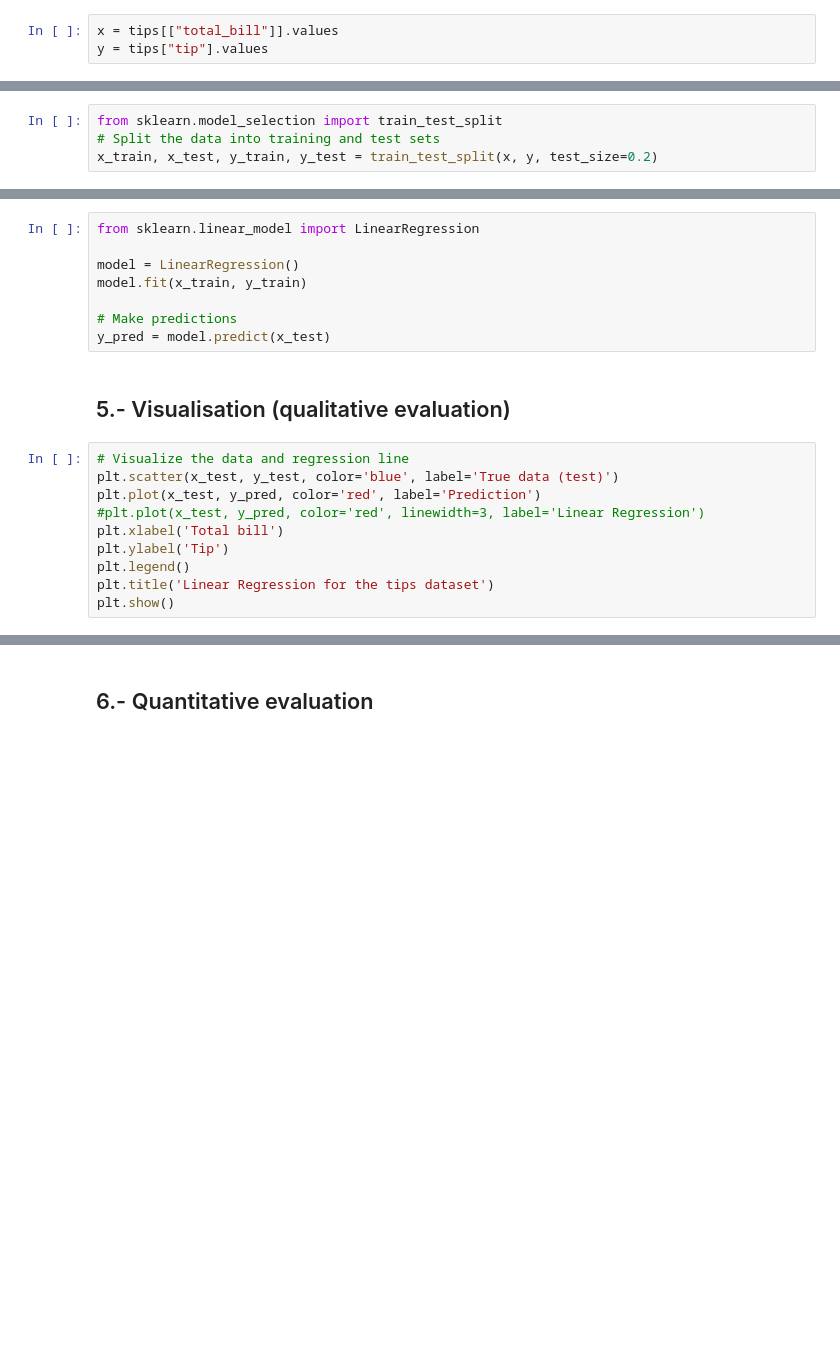
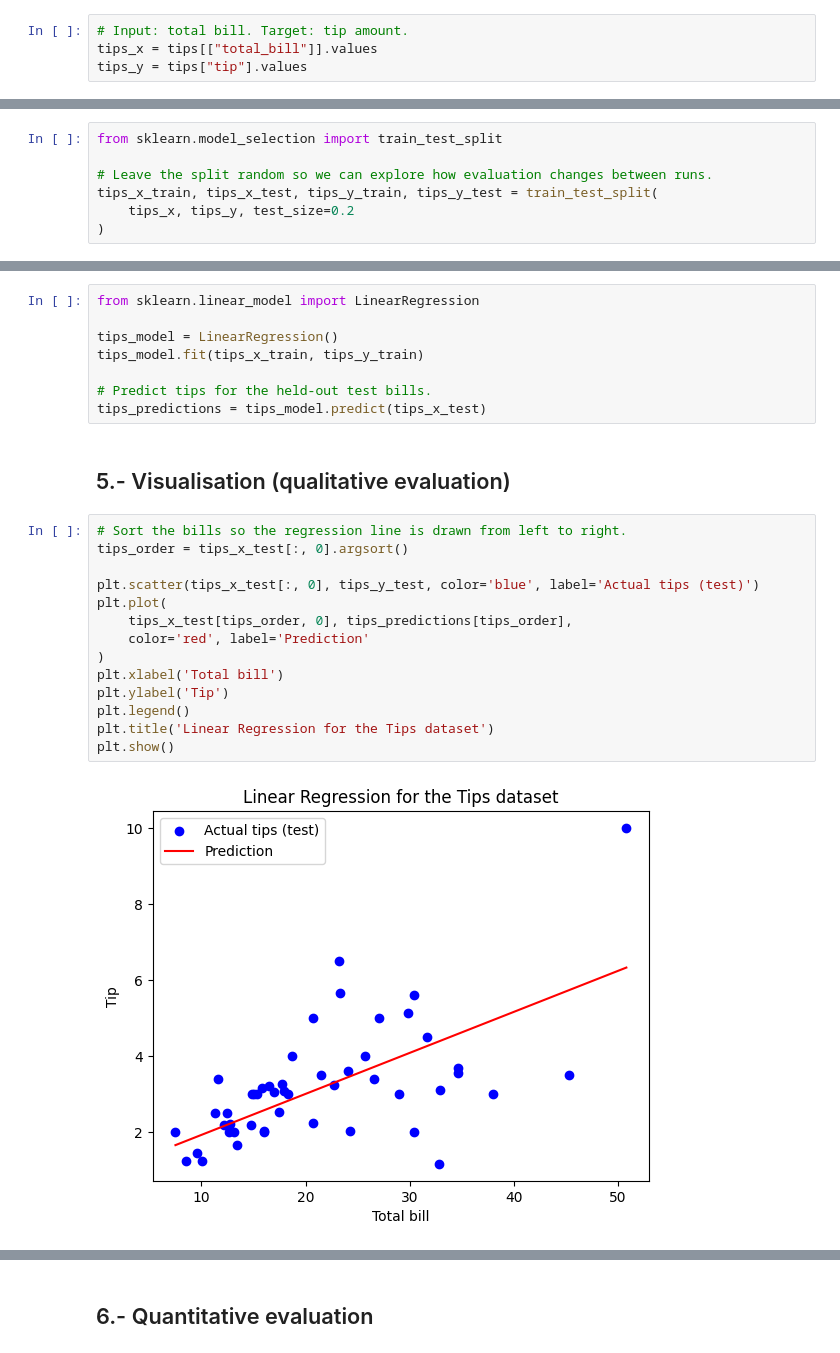
Before and after one commit to anjaya02/applied-ai, a Jupyter notebook: Week 8/AppliedAI_Tutorial_ML.ipynb, the cells around one changed output, grey strips where cells are left out. Saved outputs shown, nothing was run; the diff lists cells and outputs as text; blank space fills up the shorter version.

```diff
--- a/Week 8/AppliedAI_Tutorial_ML.ipynb
+++ b/Week 8/AppliedAI_Tutorial_ML.ipynb
@@ -37,15 +76,19 @@ plt.show()
 
 First, we will get the data for total_bill and tip:
 # %%
-x = tips[["total_bill"]].values
-y = tips["tip"].values
+# Input: total bill. Target: tip amount.
+tips_x = tips[["total_bill"]].values
+tips_y = tips["tip"].values
 # %% [markdown]
 It's very important that for evaluation we split our dataset into train and test:
 We will use 80% of the data for training and 20% of the data for testing.
 # %%
 from sklearn.model_selection import train_test_split
-# Split the data into training and test sets
-x_train, x_test, y_train, y_test = train_test_split(x, y, test_size=0.2)
+
+# Leave the split random so we can explore how evaluation changes between runs.
+tips_x_train, tips_x_test, tips_y_train, tips_y_test = train_test_split(
+    tips_x, tips_y, test_size=0.2
+)
 # %% [markdown]
 **Question: How many samples (rows) do you have in the test set? How many samples do you have in the train set?**
 
@@ -55,20 +106,26 @@ Hint: you can use the .size function here.
 # %%
 from sklearn.linear_model import LinearRegression
 
-model = LinearRegression()
-model.fit(x_train, y_train)
+tips_model = LinearRegression()
+tips_model.fit(tips_x_train, tips_y_train)
 
-# Make predictions
-y_pred = model.predict(x_test)
+# Predict tips for the held-out test bills.
+tips_predictions = tips_model.predict(tips_x_test)
 # %% [markdown]
 ## 5.- Visualisation (qualitative evaluation)
 # %%
-# Visualize the data and regression line
-plt.scatter(x_test, y_test, color='blue', label='True data (test)')
-plt.plot(x_test, y_pred, color='red', label='Prediction')
-#plt.plot(x_test, y_pred, color='red', linewidth=3, label='Linear Regression')
+# Sort the bills so the regression line is drawn from left to right.
+tips_order = tips_x_test[:, 0].argsort()
+
+plt.scatter(tips_x_test[:, 0], tips_y_test, color='blue', label='Actual tips (test)')
+plt.plot(
+    tips_x_test[tips_order, 0], tips_predictions[tips_order],
+    color='red', label='Prediction'
+)
 plt.xlabel('Total bill')
 plt.ylabel('Tip')
 plt.legend()
-plt.title('Linear Regression for the tips dataset')
+plt.title('Linear Regression for the Tips dataset')
 plt.show()
+# %% [output]
+[figure, added]
```
Also changed, not shown: parts of 53 cells of this notebook.
